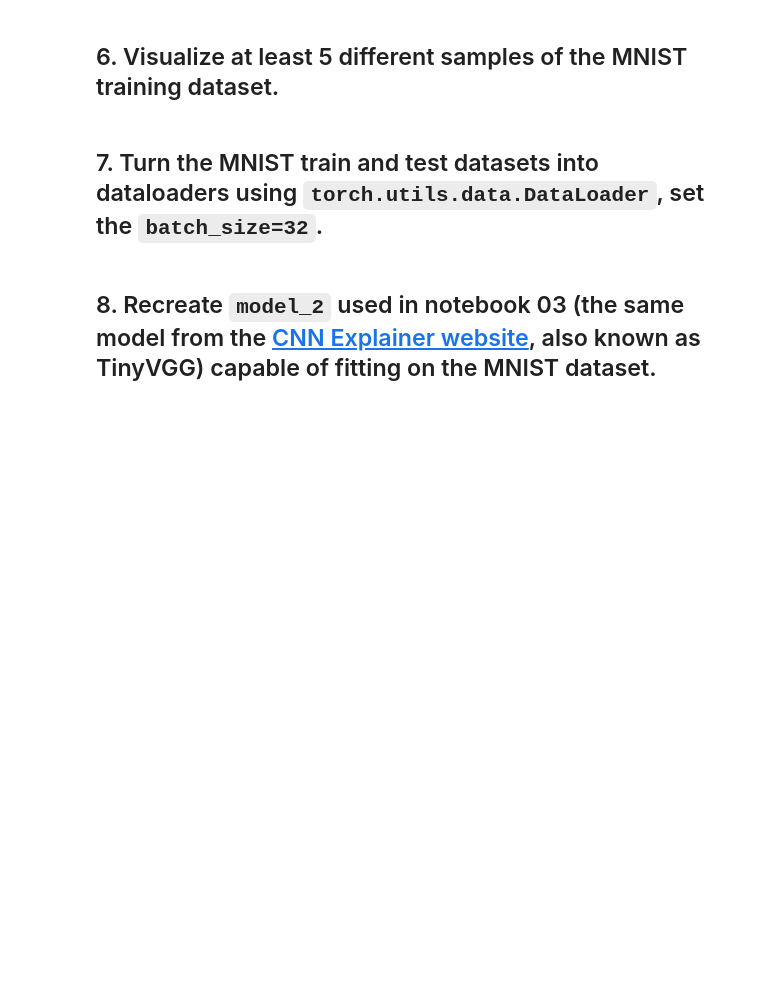
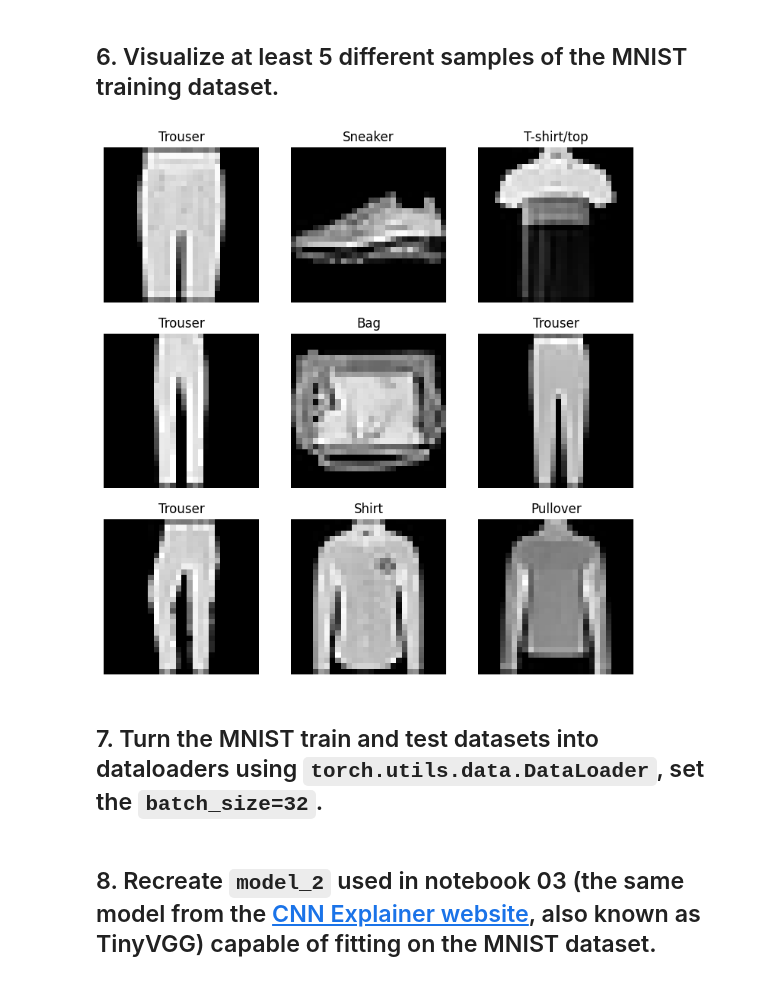
Before and after one commit to Mason1217/PyTorch-Practice, a Jupyter notebook: extras/exercises/03_pytorch_computer_vision_exercises.ipynb, the cells around one changed output. Saved outputs shown, nothing was run; the diff lists cells and outputs as text; code cells hidden in the pictures; blank space fills up the shorter version.

Commit message:
03 PyTorch computer vision exercise

```diff
--- a/extras/exercises/03_pytorch_computer_vision_exercises.ipynb
+++ b/extras/exercises/03_pytorch_computer_vision_exercises.ipynb
@@ -62,0 +61,24 @@ from torchvision import datasets
+# %%
+import torchvision
+from torchvision import datasets
+
+train_data = datasets.FashionMNIST(
+    root="data",
+    train=True,
+    download=True,
+    transform=torchvision.transforms.ToTensor(),
+    target_transform=None
+)
+test_data = datasets.FashionMNIST(
+    root="data",
+    train=False,
+    download=True,
+    transform=torchvision.transforms.ToTensor(),
+    target_transform=False
+)
+
+image, label = next(iter(train_data))
+class_names = train_data.classes
+print(f"Image shape: {image.shape}")
+print(f"Label: {label}")
+print(f"Class names:\n{class_names}")
@@ -63,4 +106,22 @@ from torchvision import datasets
 # %% [markdown]
 ## 6. Visualize at least 5 different samples of the MNIST training dataset.
+# %%
+import torch
+import random
+from matplotlib import pyplot as plt
+
+torch.manual_seed(42)
+nrows, ncols = 3, 3
+
+fig = plt.figure(figsize=(9, 9))
+for i in range(1, nrows * ncols + 1):
+    random_idx = random.randint(0, len(train_data))
+    image, label = train_data[random_idx]
+    plt.subplot(nrows, ncols, i)
+    plt.imshow(image.squeeze(), cmap="gray")
+    plt.title(class_names[label])
+    plt.axis(False)
+# %% [output]
+[figure, added]
 # %% [markdown]
 ## 7. Turn the MNIST train and test datasets into dataloaders using `torch.utils.data.DataLoader`, set the `batch_size=32`.
```
Also changed, not shown: parts of 6 cells of this notebook.
